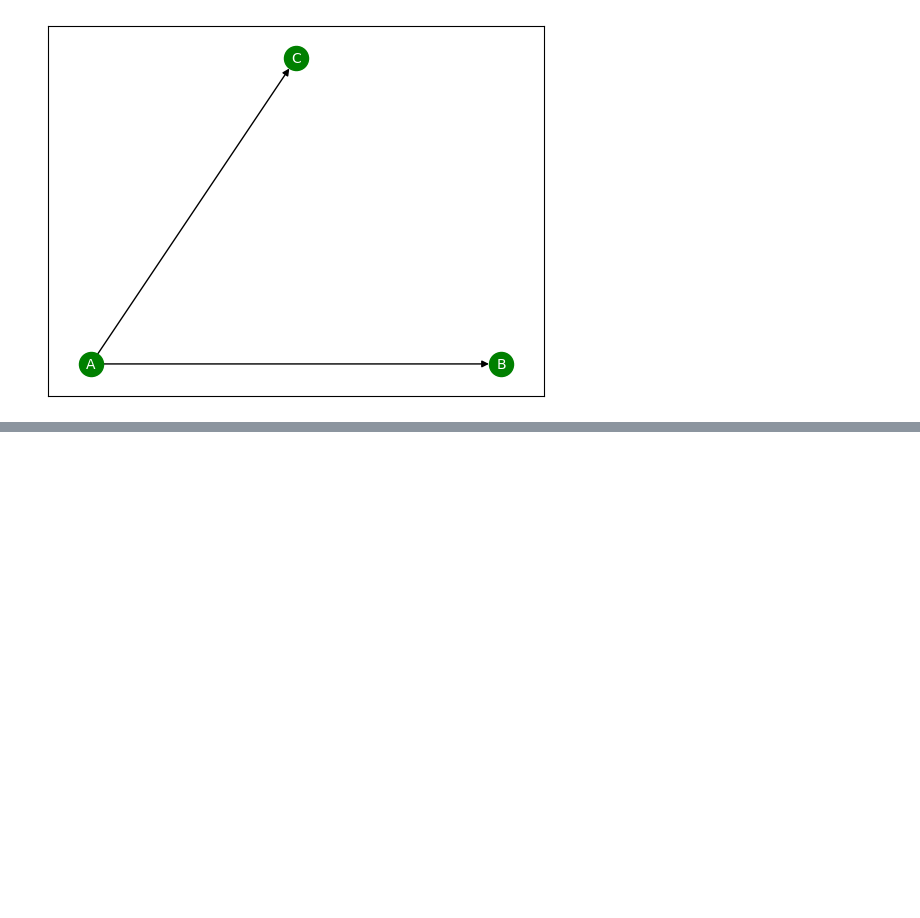
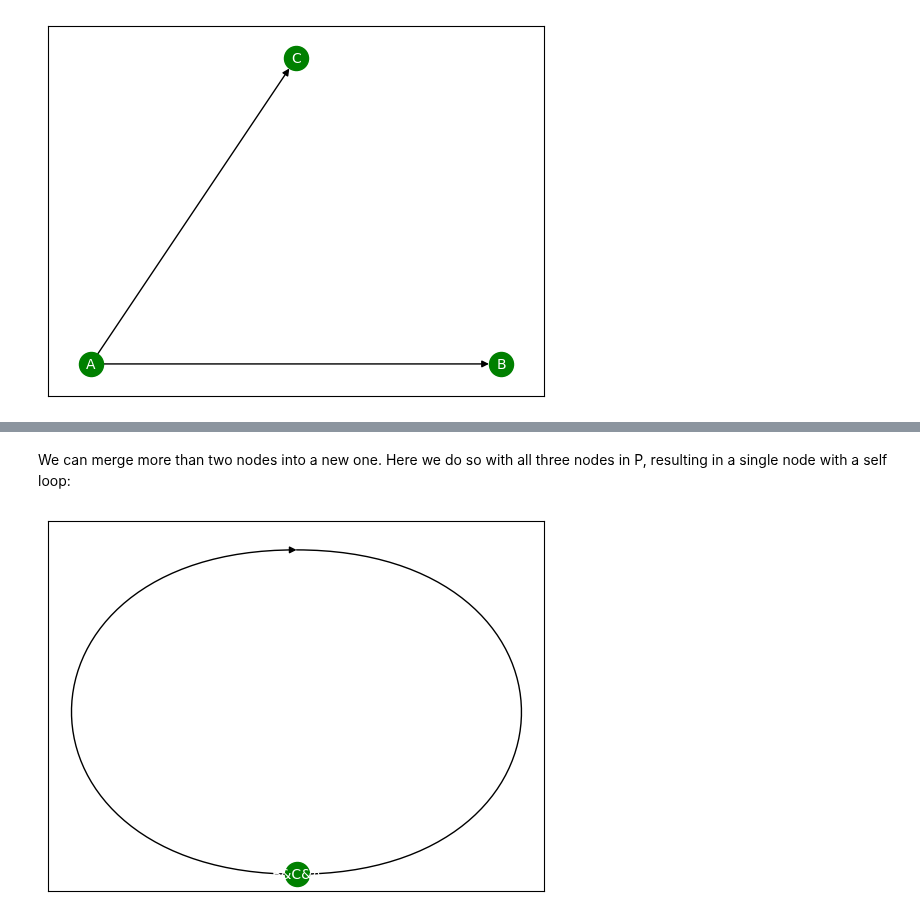
Before and after one commit to DeanLight/graph_rewrite, a Jupyter notebook: nbs/05_rules.ipynb, the cells around one changed output, grey strips where cells are left out. Saved outputs shown, nothing was run; the diff lists cells and outputs as text; code cells hidden in the pictures; blank space fills up the shorter version.

```diff
--- a/nbs/05_rules.ipynb
+++ b/nbs/05_rules.ipynb
@@ -490,0 +651,9 @@ _assert_rule(lhs, rhs=rhs, nodes_merge={'A&B': {'A','B'}},
+# %% [markdown]
+We can merge more than two nodes into a new one. Here we do so with all three nodes in P, resulting in a single node with a self loop:
+# %%
+# Merge node A, B and C
+rhs = _create_graph(['B&C&A'], [('B&C&A', 'B&C&A')])
+_plot_graph(rhs)
+_assert_rule(lhs, rhs=rhs, nodes_merge={'B&C&A': {'A','B','C'}})
+# %% [output]
+[figure, added]
```
Also changed, not shown: parts of 105 cells of this notebook, 3 other files.
